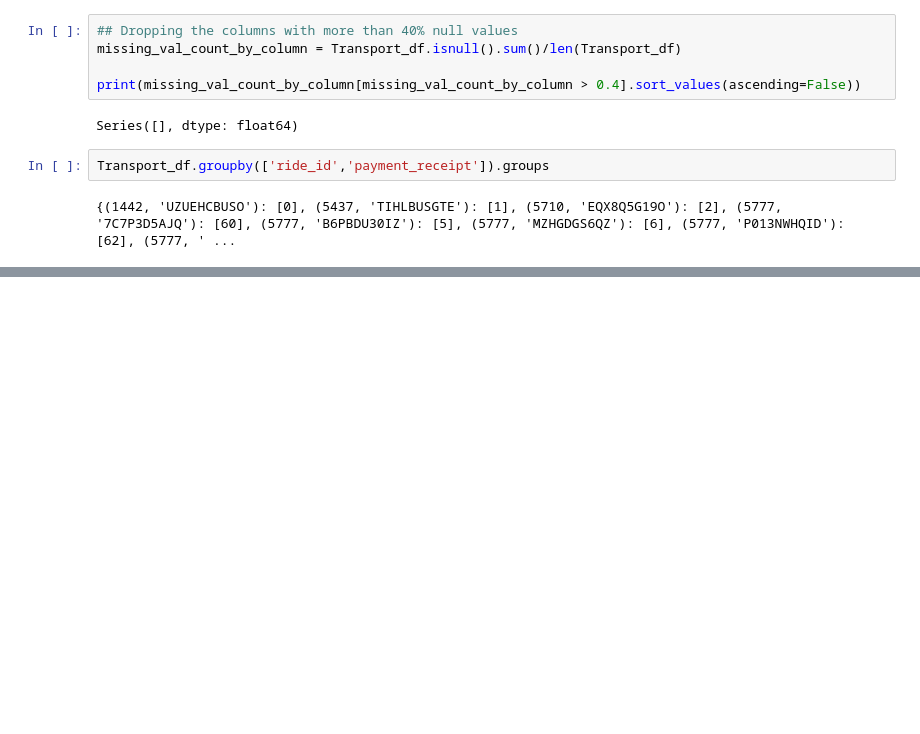
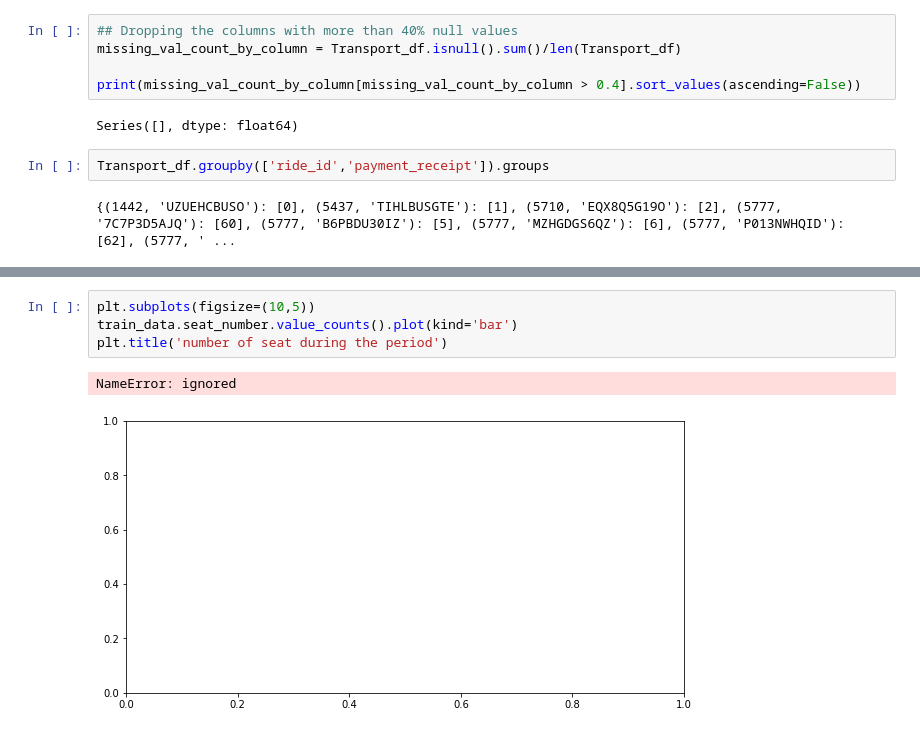
Before and after one commit to nasim78612/Demand-Prediction-for-Public-Transport-, a Jupyter notebook: Vanshika_Raj_Demand_Prediction_for_Public_Transport_Capstone_Project.ipynb, the cells around one changed output, grey strips where cells are left out. Drawn from its saved outputs; the diff is of its cells as text; blank space fills up the shorter version.

```diff
--- a/Vanshika_Raj_Demand_Prediction_for_Public_Transport_Capstone_Project.ipynb
+++ b/Vanshika_Raj_Demand_Prediction_for_Public_Transport_Capstone_Project.ipynb
@@ -228,0 +322,7 @@ ValueError: ignored
+# %%
+plt.subplots(figsize=(10,5))
+train_data.seat_number.value_counts().plot(kind='bar')
+plt.title('number of seat during the period')
+# %% [output]
+NameError: ignored
+[figure, added]
```
Also changed, not shown: parts of 30 cells of this notebook.
